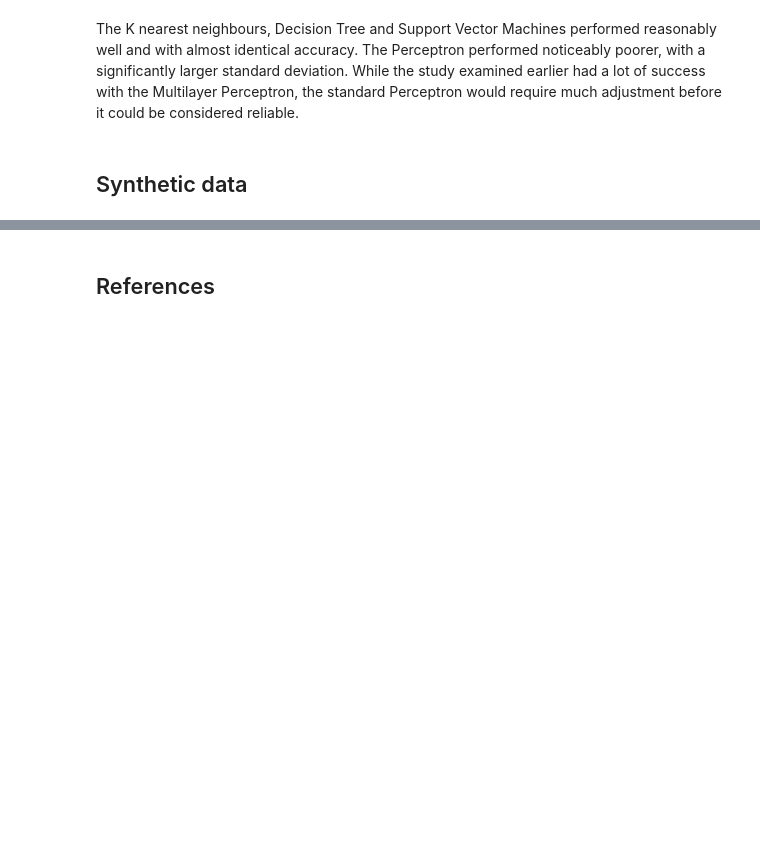
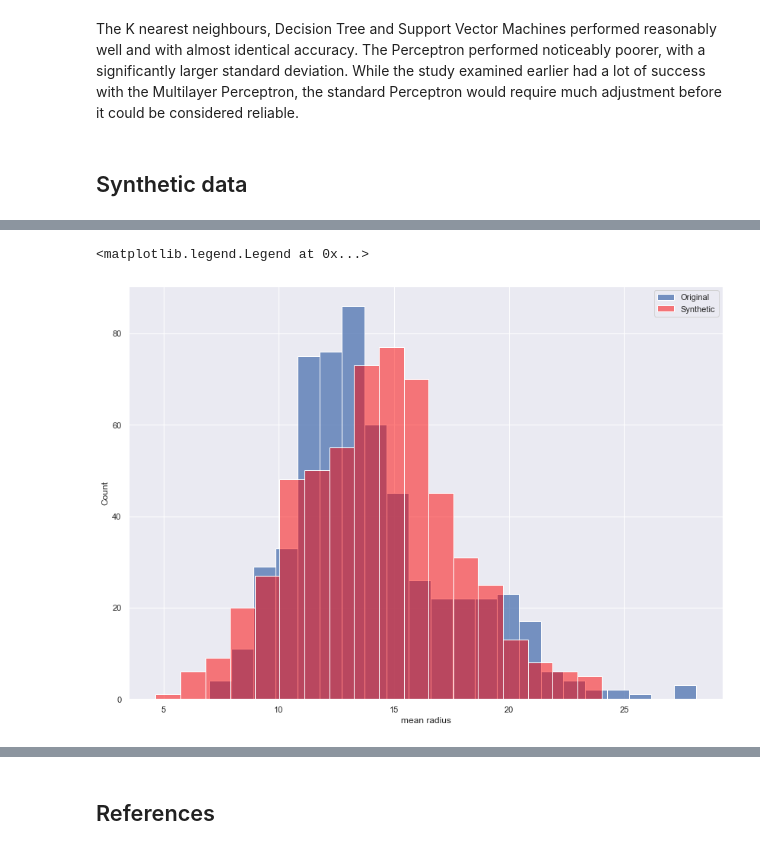
Before and after one commit to dreapadoir/PfDA_Project2, a Jupyter notebook: Project 2.ipynb, the cells around one changed output, grey strips where cells are left out. Cells and saved outputs as stored; diff of their text form; code cells hidden in the pictures; blank space fills up the shorter version.

```diff
--- a/Project 2.ipynb
+++ b/Project 2.ipynb
@@ -397,4 +421,5 @@ From examining the histograms generated when exploring the dataset we can see th
 rng = np.random.default_rng()
 # %%
 #mean radius - normal distribution
-rad = rng.normal(df.iloc[:,0].mean(), df.iloc[:,0].std(), 100)
+rad = rng.normal(df.iloc[:,0].mean(), df.iloc[:,0].std(), 569)
+print(rad)
@@ -403,0 +444,8 @@ text = rng.normal(df.iloc[:,1].mean(), df.iloc[:,1].std(), 100)
+# %%
+plt.figure()
+sns.histplot(df.iloc[:,0])
+sns.histplot(rad, color='red', alpha=0.5)
+plt.legend(['Original', 'Synthetic'])
+# %% [output]
+<matplotlib.legend.Legend at 0x...>
+[figure, added]
```
Also changed, not shown: parts of 67 cells of this notebook, 1 other file.
